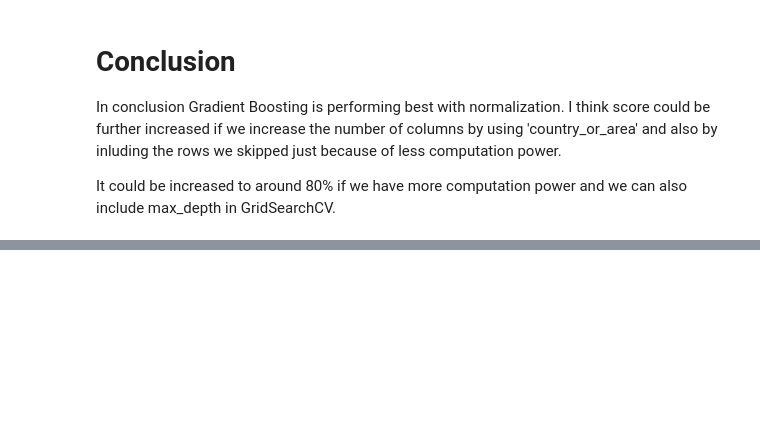
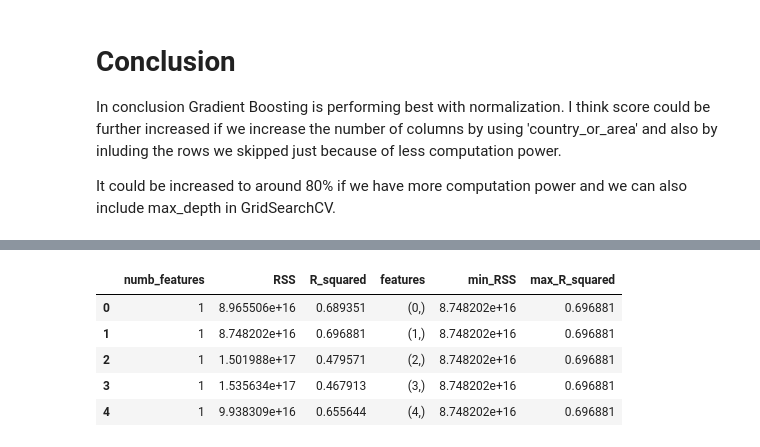
Before and after one commit to vivekpadia70/thinkful-data-science, a Jupyter notebook: Unit 3 Capstone.ipynb, the cells around one changed output, grey strips where cells are left out. Cells and saved outputs as stored; diff of their text form; code cells hidden in the pictures; blank space fills up the shorter version.

```diff
--- a/Unit 3 Capstone.ipynb
+++ b/Unit 3 Capstone.ipynb
@@ -431,13 +448,0 @@ x_df_test = pd.DataFrame(x_test_pca)
-# %%
-errors = []
-r_squared_test=[]
-r_squared = []
-for i in range(100):
-    if(i>1):
-        gbr = GradientBoostingRegressor(n_estimators=20, max_features='sqrt')
-        gbr.fit(x_df.loc[:, 0:i], Y_train)
-        Y_pred = gbr.predict(x_df.loc[:, 0:i])
-        print(i)
-        errors.append(mean_squared_error(Y_train, Y_pred))
-        r_squared.append(gbr.score(x_df.loc[:, 0:i], Y_train))
-        r_squared_test.append(gbr.score(x_df_test.loc[:, 0:i], Y_test))
@@ -494,7 +448,0 @@ errors.index(min(errors))
-# %%
-gbr = GradientBoostingRegressor(n_estimators=40, max_features='sqrt')
-gbr.fit(x_df.loc[:, 0:98], Y_train)
-Y_pred = gbr.predict(x_df.loc[:, 0:98])
-errors.append(mean_squared_error(Y_train, Y_pred))
-print("Train data score: ", gbr.score(x_df.loc[:, 0:98], Y_train))
-print("Test data score: ", gbr.score(pd.DataFrame(x_test_pca).loc[:, 0:98], Y_test))
@@ -503,0 +481,11 @@ print("Test data score: ", gbr.score(pd.DataFrame(x_test_pca).loc[:, 0:98], Y_te
+# %%
+errors_df['min_RSS'] = errors_df.groupby('numb_features')['RSS'].transform(min)
+errors_df['max_R_squared'] = errors_df.groupby('numb_features')['R_squared'].transform(max)
+errors_df.head()
+# %% [output]
+|  | numb_features | RSS | R_squared | features | min_RSS | max_R_squared |
+| 0 | 1 | 8.965506e+16 | 0.689351 | (0,) | 8.748202e+16 | 0.696881 |
+| 1 | 1 | 8.748202e+16 | 0.696881 | (1,) | 8.748202e+16 | 0.696881 |
+| 2 | 1 | 1.501988e+17 | 0.479571 | (2,) | 8.748202e+16 | 0.696881 |
+| 3 | 1 | 1.535634e+17 | 0.467913 | (3,) | 8.748202e+16 | 0.696881 |
+| 4 | 1 | 9.938309e+16 | 0.655644 | (4,) | 8.748202e+16 | 0.696881 |
```
Also changed, not shown: parts of 16 cells of this notebook, 1 other file.
